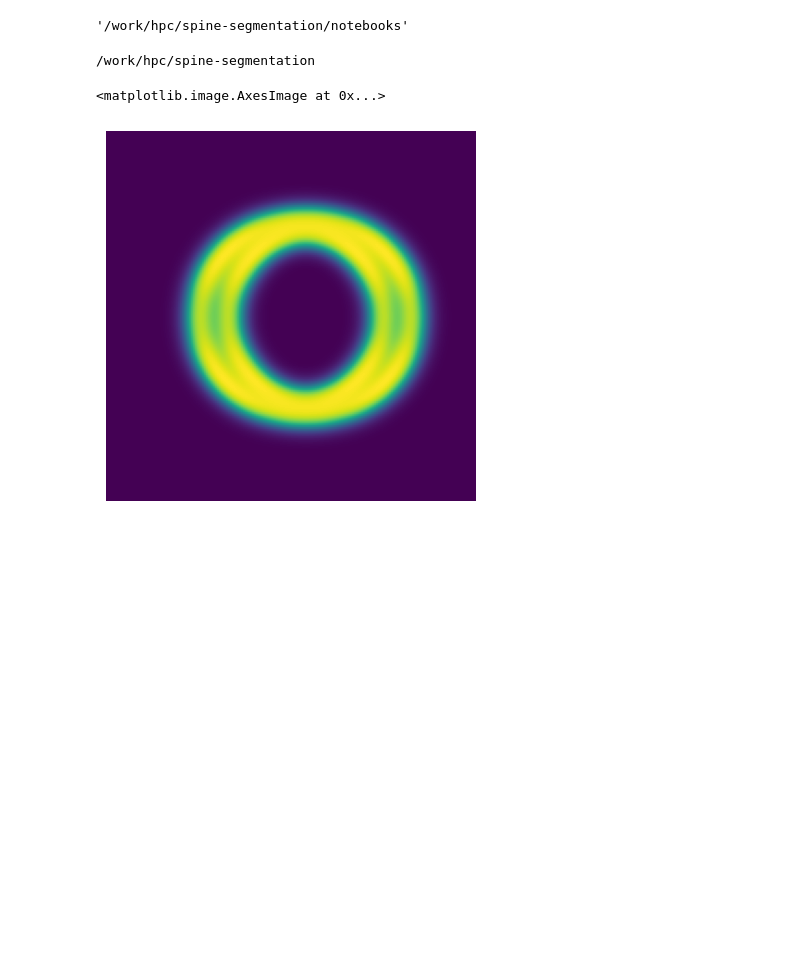
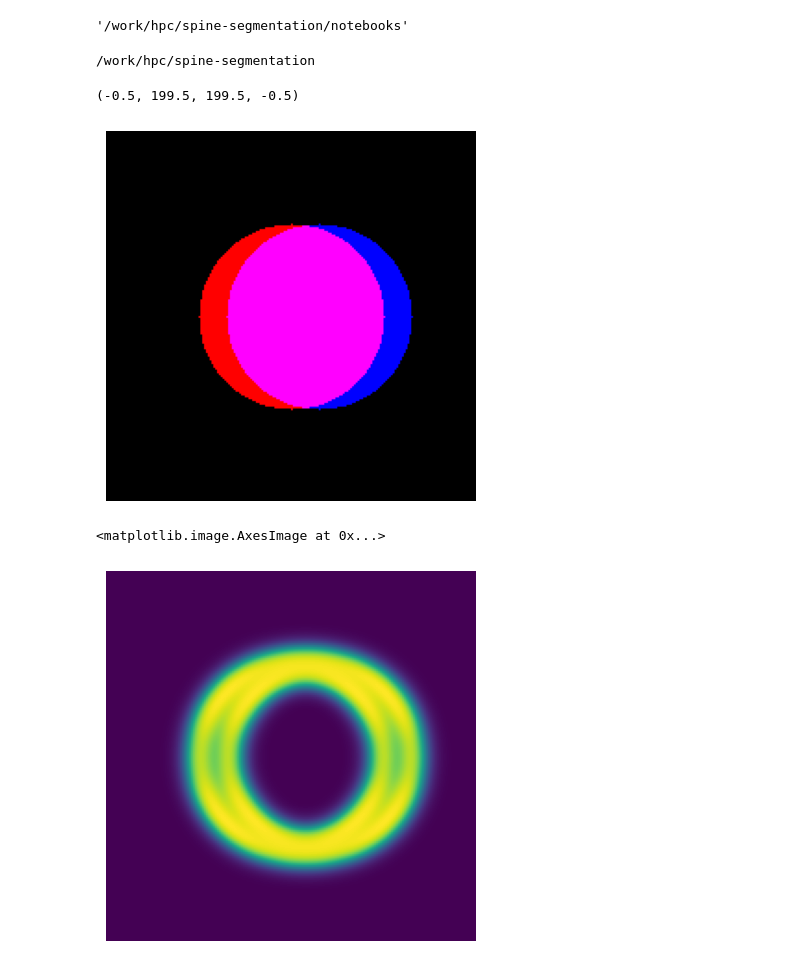
Before and after one commit to OwOIamNoob/spine-segmentation, a Jupyter notebook: notebooks/afffine.ipynb, the cells around one changed output. Drawn from its saved outputs; the diff is of its cells as text; code cells hidden in the pictures; blank space fills up the shorter version.

```diff
--- a/notebooks/afffine.ipynb
+++ b/notebooks/afffine.ipynb
@@ -19,6 +19,12 @@ kernel = np.ones([3, 3], dtype=float)
 # %%
 kernel = np.array([[1, 0, 15], [0, 1, 0]], dtype=np.float32)
 pred = cv2.warpAffine(img, kernel, [200, 200])
+# %%
+plt.imshow(img[:, :, None] * [1, 0, 0] + pred[:, :, None] * [0, 0, 1])
+plt.axis('off')
+# %% [output]
+(-0.5, 199.5, 199.5, -0.5)
+[figure, added]
 # %%
 # kernel = np.array([[1, 0, 15], [0, 1, 0]], dtype=np.float32)
 # pred = cv2.warpAffine(img, kernel, [200, 200])
```
Also changed, not shown: 10 other files.
